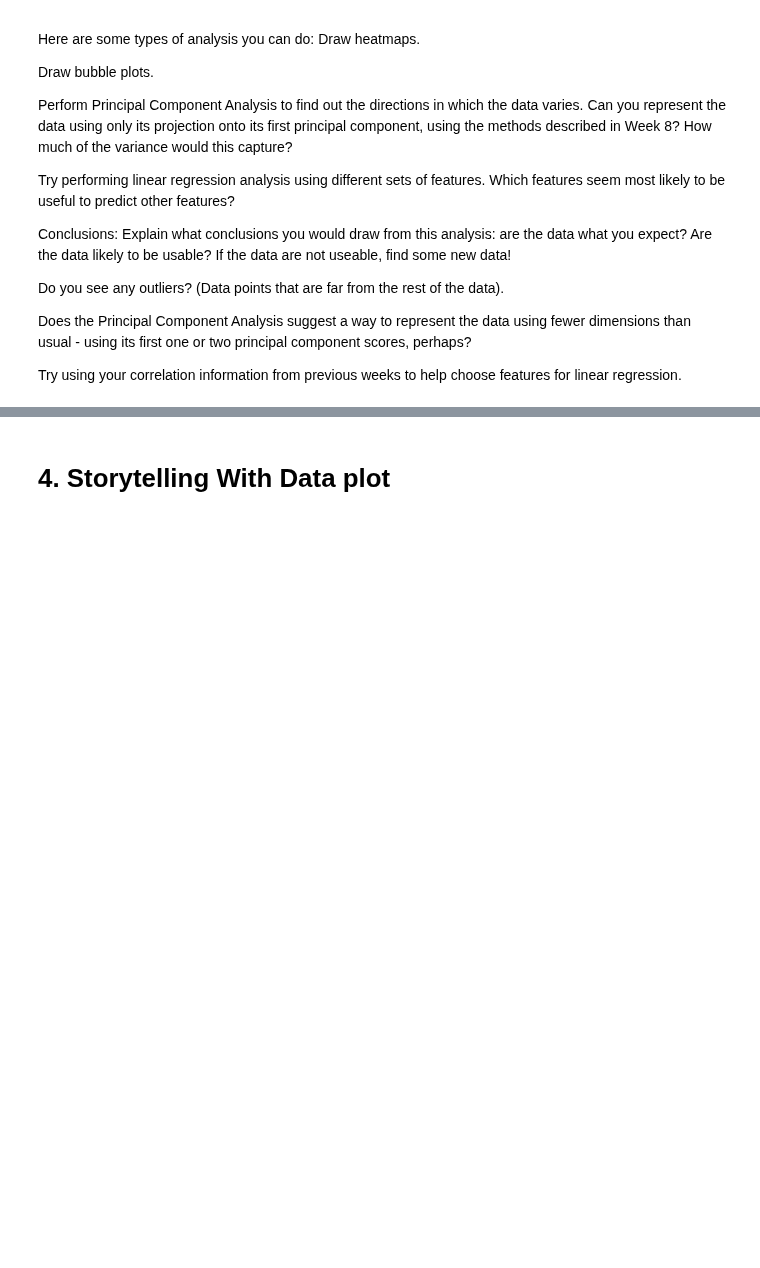
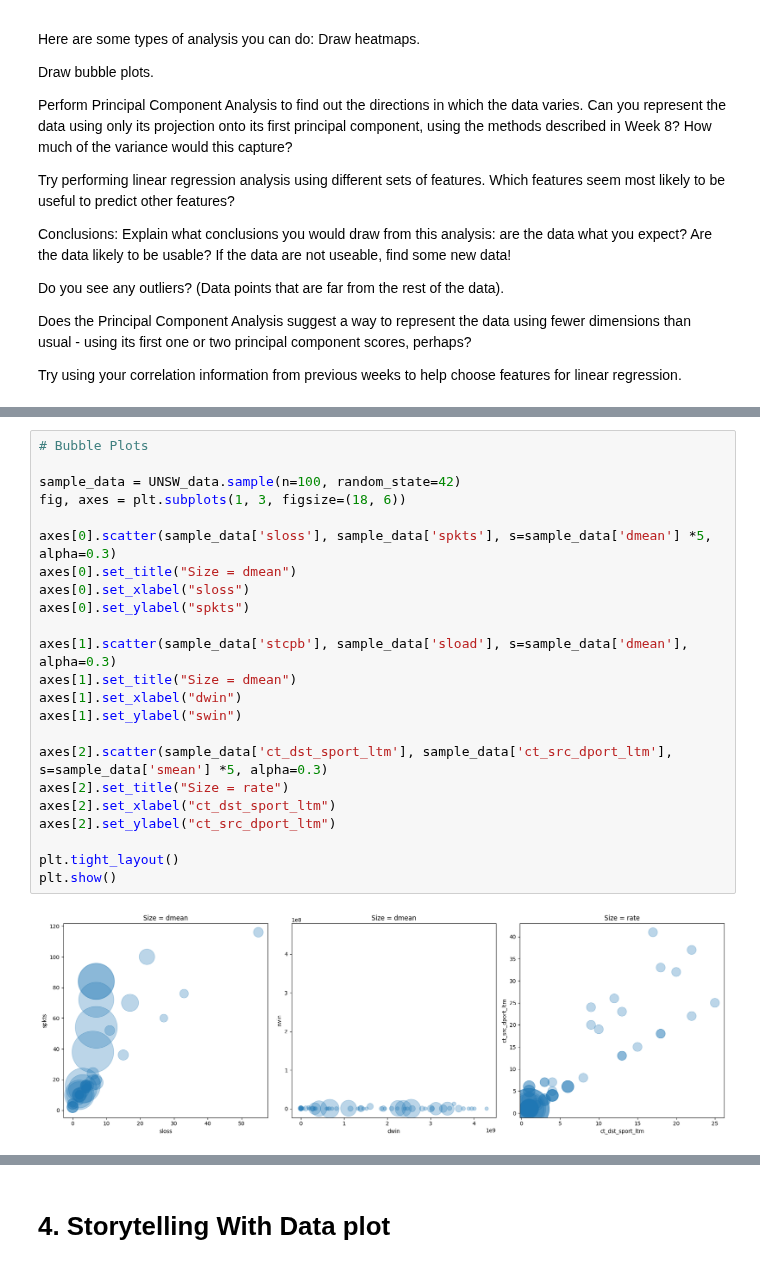
Before and after one commit to alr6qr/2025-spring-B2, a Jupyter notebook: Week9.ipynb, the cells around one changed output, grey strips where cells are left out. Cells and saved outputs as stored; diff of their text form; blank space fills up the shorter version.

```diff
--- a/Week9.ipynb
+++ b/Week9.ipynb
@@ -63,0 +160,25 @@ Try using your correlation information from previous weeks to help choose featur
+# %%
+# Bubble Plots
+
+sample_data = UNSW_data.sample(n=100, random_state=42)
+fig, axes = plt.subplots(1, 3, figsize=(18, 6))
+
+axes[0].scatter(sample_data['sloss'], sample_data['spkts'], s=sample_data['dmean'] *5, alpha=0.3)
+axes[0].set_title("Size = dmean")
+axes[0].set_xlabel("sloss")
+axes[0].set_ylabel("spkts")
+
+axes[1].scatter(sample_data['stcpb'], sample_data['sload'], s=sample_data['dmean'], alpha=0.3)
+axes[1].set_title("Size = dmean")
+axes[1].set_xlabel("dwin")
+axes[1].set_ylabel("swin")
+
+axes[2].scatter(sample_data['ct_dst_sport_ltm'], sample_data['ct_src_dport_ltm'], s=sample_data['smean'] *5, alpha=0.3)
+axes[2].set_title("Size = rate")
+axes[2].set_xlabel("ct_dst_sport_ltm")
+axes[2].set_ylabel("ct_src_dport_ltm")
+
+plt.tight_layout()
+plt.show()
+# %% [output]
+[figure, added]
```
Also changed, not shown: parts of 10 cells of this notebook, 1 other file.
